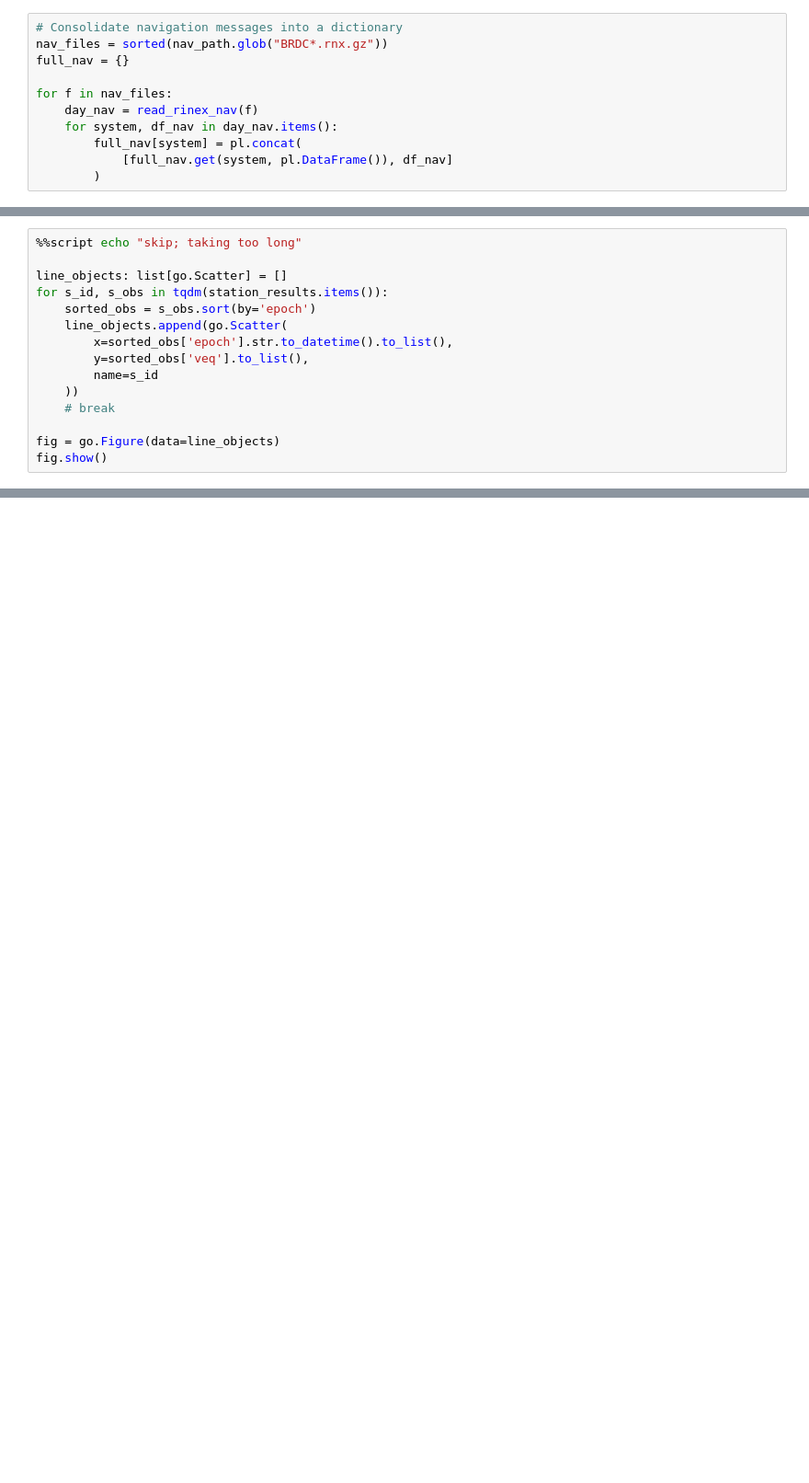
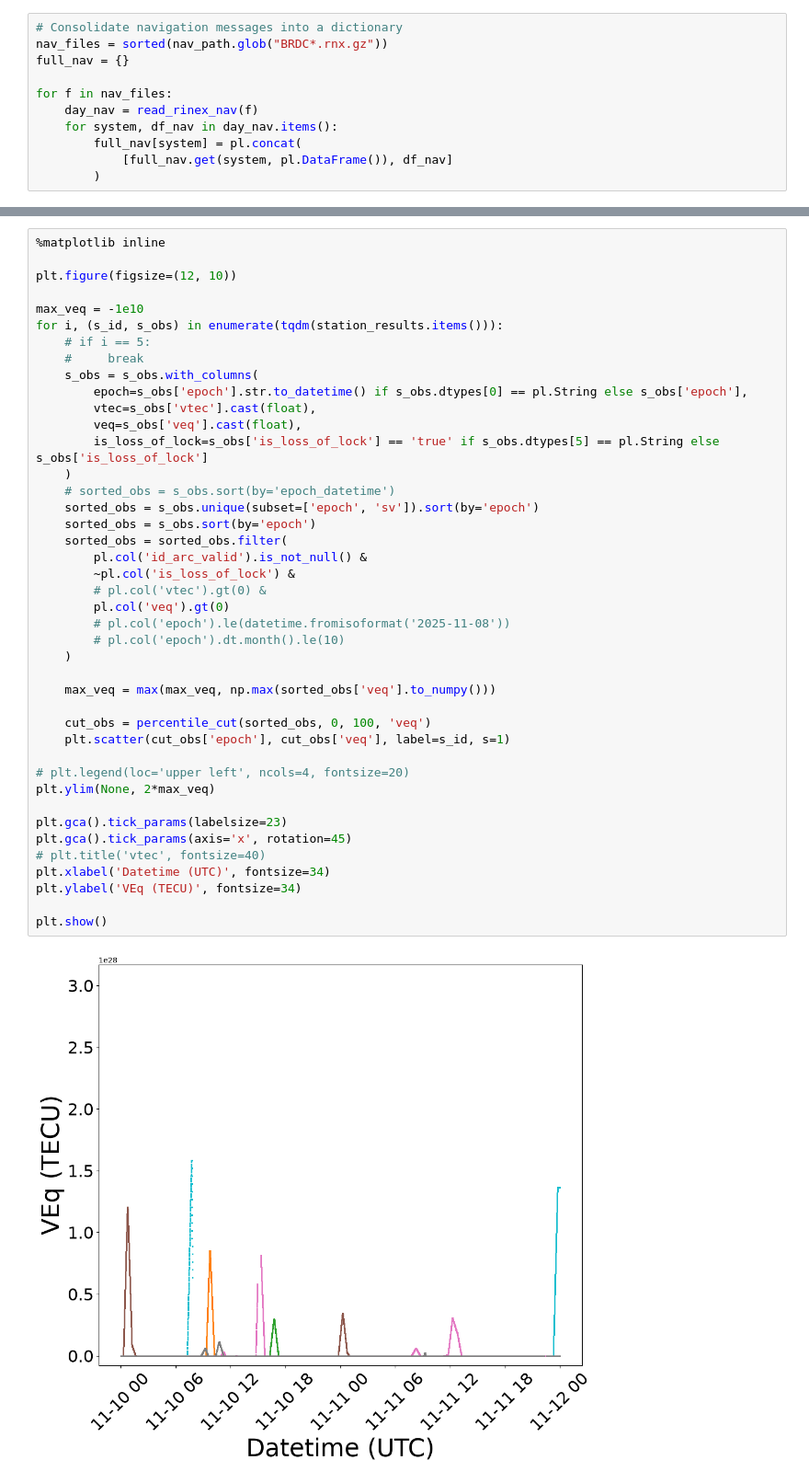
Before and after one commit to FedeSS99/CNF-2026, a Jupyter notebook: batch-pytecgg.ipynb, the cells around one changed output, grey strips where cells are left out. Shown at 92% size. Cells and saved outputs as stored; diff of their text form; blank space fills up the shorter version.

```diff
--- a/batch-pytecgg.ipynb
+++ b/batch-pytecgg.ipynb
@@ -202,15 +343,0 @@ plt.show()
-# %%
-%%script echo "skip; taking too long"
-
-line_objects: list[go.Scatter] = []
-for s_id, s_obs in tqdm(station_results.items()):
-    sorted_obs = s_obs.sort(by='epoch')
-    line_objects.append(go.Scatter(
-        x=sorted_obs['epoch'].str.to_datetime().to_list(),
-        y=sorted_obs['veq'].to_list(),
-        name=s_id
-    ))
-    # break
-
-fig = go.Figure(data=line_objects)
-fig.show()
@@ -218,0 +344,44 @@ skip; taking too long
+# %%
+%matplotlib inline
+
+plt.figure(figsize=(12, 10))
+
+max_veq = -1e10
+for i, (s_id, s_obs) in enumerate(tqdm(station_results.items())):
+    # if i == 5:
+    #     break
+    s_obs = s_obs.with_columns(
+        epoch=s_obs['epoch'].str.to_datetime() if s_obs.dtypes[0] == pl.String else s_obs['epoch'],
+        vtec=s_obs['vtec'].cast(float),
+        veq=s_obs['veq'].cast(float),
+        is_loss_of_lock=s_obs['is_loss_of_lock'] == 'true' if s_obs.dtypes[5] == pl.String else s_obs['is_loss_of_lock']
+    )
+    # sorted_obs = s_obs.sort(by='epoch_datetime')
+    sorted_obs = s_obs.unique(subset=['epoch', 'sv']).sort(by='epoch')
+    sorted_obs = s_obs.sort(by='epoch')
+    sorted_obs = sorted_obs.filter(
+        pl.col('id_arc_valid').is_not_null() &
+        ~pl.col('is_loss_of_lock') &
+        # pl.col('vtec').gt(0) &
+        pl.col('veq').gt(0)
+        # pl.col('epoch').le(datetime.fromisoformat('2025-11-08'))
+        # pl.col('epoch').dt.month().le(10)
+    )
+
+    max_veq = max(max_veq, np.max(sorted_obs['veq'].to_numpy()))
+
+    cut_obs = percentile_cut(sorted_obs, 0, 100, 'veq')
+    plt.scatter(cut_obs['epoch'], cut_obs['veq'], label=s_id, s=1)
+
+# plt.legend(loc='upper left', ncols=4, fontsize=20)
+plt.ylim(None, 2*max_veq)
+
+plt.gca().tick_params(labelsize=23)
+plt.gca().tick_params(axis='x', rotation=45)
+# plt.title('vtec', fontsize=40)
+plt.xlabel('Datetime (UTC)', fontsize=34)
+plt.ylabel('VEq (TECU)', fontsize=34)
+
+plt.show()
+# %% [output]
+[figure, added]
```
Also changed, not shown: parts of 17 cells of this notebook.
